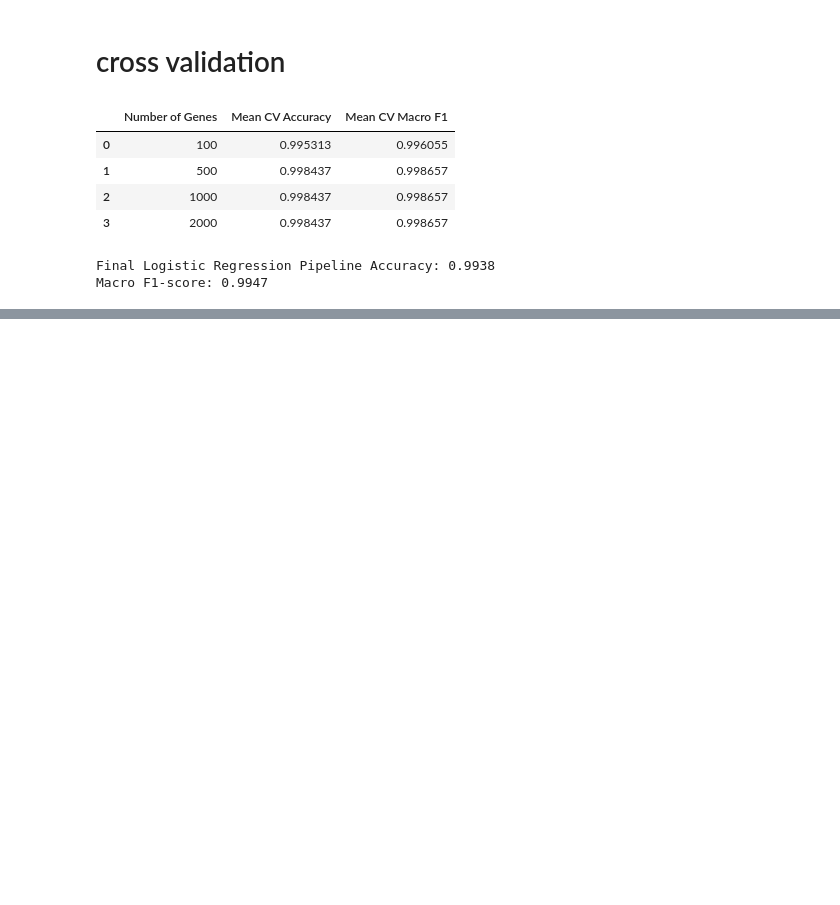
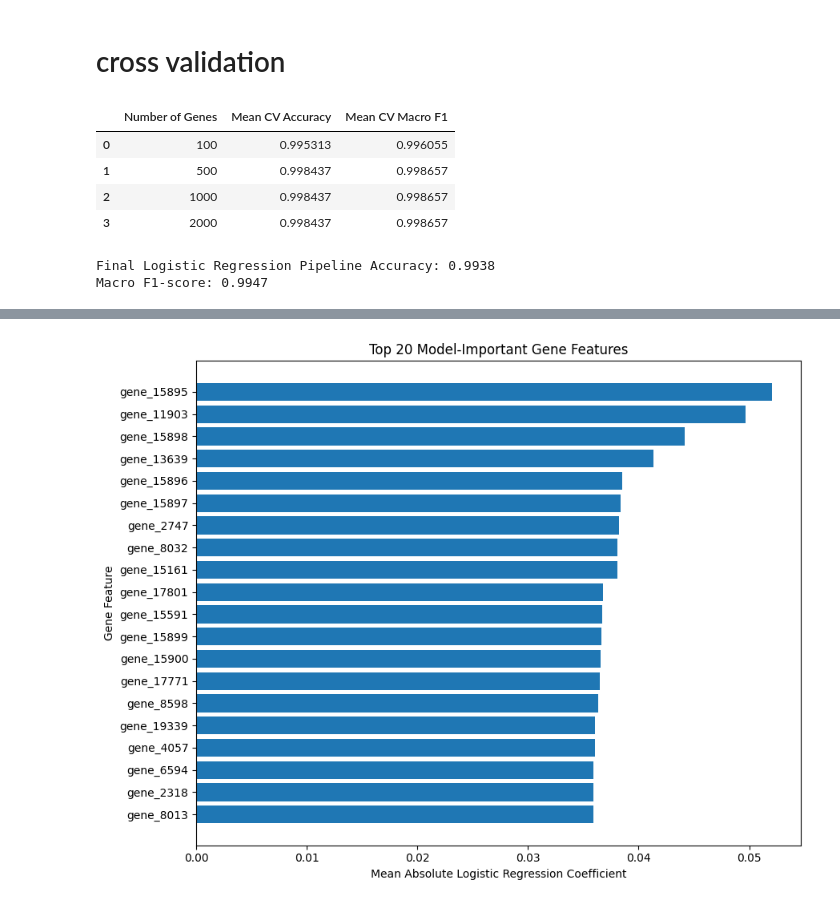
Before and after one commit to Ishika0310/cancer-gene-expression-ml, a Jupyter notebook: notebooks/01_data_exploration.ipynb, the cells around one changed output, grey strips where cells are left out. Cells and saved outputs as stored; diff of their text form; code cells hidden in the pictures; blank space fills up the shorter version.

Commit message:
Add model interpretation and evaluation results

```diff
--- a/notebooks/01_data_exploration.ipynb
+++ b/notebooks/01_data_exploration.ipynb
@@ -816,0 +838,14 @@ Macro F1-score: 0.9947
+# %%
+# Rank the most important genes
+
+# Calculate overall gene importance from Logistic Regression coefficients
+
+importance = np.mean(np.abs(final_model.coef_), axis=0)
+
+gene_importance = pd.DataFrame({
+    "gene": final_selected_genes,
+    "importance": importance
+}).sort_values(by="importance", ascending=False)
+
+print("Top 20 model-important genes:")
+display(gene_importance.head(20))
@@ -816,0 +871,20 @@ Macro F1-score: 0.9947
+# %%
+# Visualize the top 20 model-important genes
+
+top_genes = gene_importance.head(20).sort_values(by="importance")
+
+plt.figure(figsize=(9, 7))
+
+plt.barh(
+    top_genes["gene"],
+    top_genes["importance"]
+)
+
+plt.xlabel("Mean Absolute Logistic Regression Coefficient")
+plt.ylabel("Gene Feature")
+plt.title("Top 20 Model-Important Gene Features")
+
+plt.tight_layout()
+plt.show()
+# %% [output]
+[figure, added]
```
Also changed, not shown: parts of 7 cells of this notebook, 2 other files.
